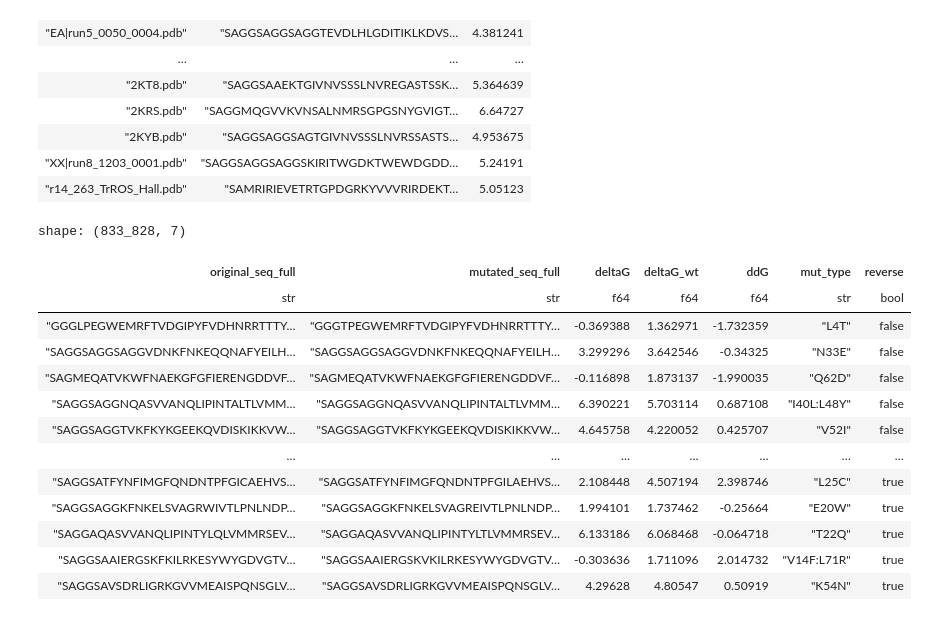
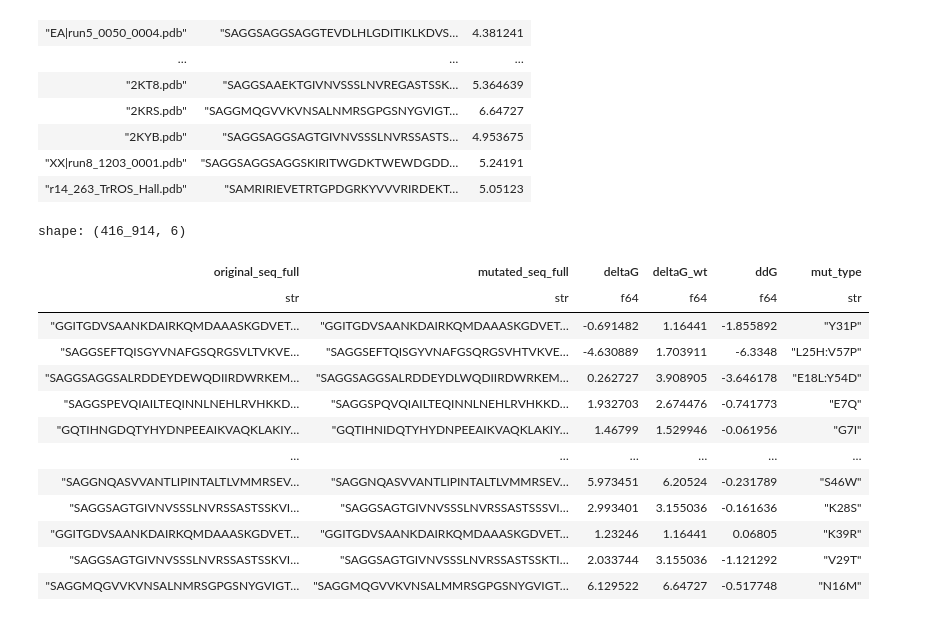
Before and after one commit to vlccek/Master_thesis-Prediction_protein_stability, a Jupyter notebook: protbert/megascale_dataset_preparation.ipynb, the cells around one changed output. Drawn from its saved outputs; the diff is of its cells as text; code cells hidden in the pictures.

```diff
--- a/protbert/megascale_dataset_preparation.ipynb
+++ b/protbert/megascale_dataset_preparation.ipynb
@@ -237,64 +237,49 @@ shape: (477, 3)
 df_joined = df_not_wt.join(df_wt, left_on='original_seq_full', right_on='original_seq_full', how='left', suffix='_wt')
 
 # group by mut_type and avg the dg
 df_joined = df_joined.group_by("mutated_seq_full").agg(
     pl.col("deltaG").mean().alias("deltaG"),
     pl.col("deltaG_wt").mean().alias("deltaG_wt"),
     pl.col("original_seq_full").first().alias("original_seq_full"),
     #  pl.col("original_seq_full_wt").first().alias("original_seq_full_wt"),
     pl.col("mut_type").first().alias("mut_type"),
 )
 
 df_joined = df_joined.with_columns(
     (pl.col('deltaG') - pl.col('deltaG_wt')).alias('ddG')
 )
 
 df_joined.drop_nulls(subset=['ddG'])
 
 df_joined = df_joined.select([
 
     # 'original_seq_full_wt',
 
     'original_seq_full', 'mutated_seq_full', 'deltaG', 'deltaG_wt', 'ddG', 'mut_type'
 ])
 
 df_joined = df_joined.drop_nulls(["ddG"])
 df_joined = df_joined.filter(pl.col('original_seq_full') != '-')
 
 
-# reverse mutation
-df_joined = df_joined.with_columns(pl.lit(False).alias("reverse"))
+df_joined.write_parquet("datasets/megascale_dataset_with_ddg.parquet")
 
-# Reverzní mutace
-df_joined_with_reverse = df_joined.with_columns([
-    pl.col("original_seq_full").alias("mutated_seq_full"),
-    pl.col("mutated_seq_full").alias("original_seq_full"),
-    # multiply by -1
-    pl.col("ddG") * -1,
-
-    pl.lit(True).alias("reverse")
-])
-
-df_joined_with_reverse = pl.concat([df_joined, df_joined_with_reverse])
-
-df_joined_with_reverse.write_parquet("datasets/megascale_dataset_with_ddg.parquet")
-
-df_joined_with_reverse
+df_joined
 # %% [output]
-shape: (833_828, 7)
+shape: (416_914, 6)
-| original_seq_full | mutated_seq_full | deltaG | deltaG_wt | ddG | mut_type | reverse |
-| str | str | f64 | f64 | f64 | str | bool |
-| "GGGLPEGWEMRFTVDGIPYFVDHNRRTTTY… | "GGGTPEGWEMRFTVDGIPYFVDHNRRTTTY… | -0.369388 | 1.362971 | -1.732359 | "L4T" | false |
-| "SAGGSAGGSAGGVDNKFNKEQQNAFYEILH… | "SAGGSAGGSAGGVDNKFNKEQQNAFYEILH… | 3.299296 | 3.642546 | -0.34325 | "N33E" | false |
-| "SAGMEQATVKWFNAEKGFGFIERENGDDVF… | "SAGMEQATVKWFNAEKGFGFIERENGDDVF… | -0.116898 | 1.873137 | -1.990035 | "Q62D" | false |
-| "SAGGSAGGNQASVVANQLIPINTALTLVMM… | "SAGGSAGGNQASVVANQLIPINTALTLVMM… | 6.390221 | 5.703114 | 0.687108 | "I40L:L48Y" | false |
-| "SAGGSAGGTVKFKYKGEEKQVDISKIKKVW… | "SAGGSAGGTVKFKYKGEEKQVDISKIKKVW… | 4.645758 | 4.220052 | 0.425707 | "V52I" | false |
-| … | … | … | … | … | … | … |
-| "SAGGSATFYNFIMGFQNDNTPFGICAEHVS… | "SAGGSATFYNFIMGFQNDNTPFGILAEHVS… | 2.108448 | 4.507194 | 2.398746 | "L25C" | true |
-| "SAGGSAGGKFNKELSVAGRWIVTLPNLNDP… | "SAGGSAGGKFNKELSVAGREIVTLPNLNDP… | 1.994101 | 1.737462 | -0.25664 | "E20W" | true |
-| "SAGGAQASVVANQLIPINTYLQLVMMRSEV… | "SAGGAQASVVANQLIPINTYLTLVMMRSEV… | 6.133186 | 6.068468 | -0.064718 | "T22Q" | true |
-| "SAGGSAAIERGSKFKILRKESYWYGDVGTV… | "SAGGSAAIERGSKVKILRKESYWYGDVGTV… | -0.303636 | 1.711096 | 2.014732 | "V14F:L71R" | true |
-| "SAGGSAVSDRLIGRKGVVMEAISPQNSGLV… | "SAGGSAVSDRLIGRKGVVMEAISPQNSGLV… | 4.29628 | 4.80547 | 0.50919 | "K54N" | true |
+| original_seq_full | mutated_seq_full | deltaG | deltaG_wt | ddG | mut_type |
+| str | str | f64 | f64 | f64 | str |
+| "GGITGDVSAANKDAIRKQMDAAASKGDVET… | "GGITGDVSAANKDAIRKQMDAAASKGDVET… | -0.691482 | 1.16441 | -1.855892 | "Y31P" |
+| "SAGGSEFTQISGYVNAFGSQRGSVLTVKVE… | "SAGGSEFTQISGYVNAFGSQRGSVHTVKVE… | -4.630889 | 1.703911 | -6.3348 | "L25H:V57P" |
+| "SAGGSAGGSALRDDEYDEWQDIIRDWRKEM… | "SAGGSAGGSALRDDEYDLWQDIIRDWRKEM… | 0.262727 | 3.908905 | -3.646178 | "E18L:Y54D" |
+| "SAGGSPEVQIAILTEQINNLNEHLRVHKKD… | "SAGGSPQVQIAILTEQINNLNEHLRVHKKD… | 1.932703 | 2.674476 | -0.741773 | "E7Q" |
+| "GQTIHNGDQTYHYDNPEEAIKVAQKLAKIY… | "GQTIHNIDQTYHYDNPEEAIKVAQKLAKIY… | 1.46799 | 1.529946 | -0.061956 | "G7I" |
+| … | … | … | … | … | … |
+| "SAGGNQASVVANTLIPINTALTLVMMRSEV… | "SAGGNQASVVANTLIPINTALTLVMMRSEV… | 5.973451 | 6.20524 | -0.231789 | "S46W" |
+| "SAGGSAGTGIVNVSSSLNVRSSASTSSKVI… | "SAGGSAGTGIVNVSSSLNVRSSASTSSSVI… | 2.993401 | 3.155036 | -0.161636 | "K28S" |
+| "GGITGDVSAANKDAIRKQMDAAASKGDVET… | "GGITGDVSAANKDAIRKQMDAAASKGDVET… | 1.23246 | 1.16441 | 0.06805 | "K39R" |
+| "SAGGSAGTGIVNVSSSLNVRSSASTSSKVI… | "SAGGSAGTGIVNVSSSLNVRSSASTSSKTI… | 2.033744 | 3.155036 | -1.121292 | "V29T" |
+| "SAGGMQGVVKVNSALNMRSGPGSNYGVIGT… | "SAGGMQGVVKVNSALMMRSGPGSNYGVIGT… | 6.129522 | 6.64727 | -0.517748 | "N16M" |
 # %%
 # join back and campute ddg (just the difference)
 
```
Also changed, not shown: parts of 2 cells of this notebook, 4 other files.
